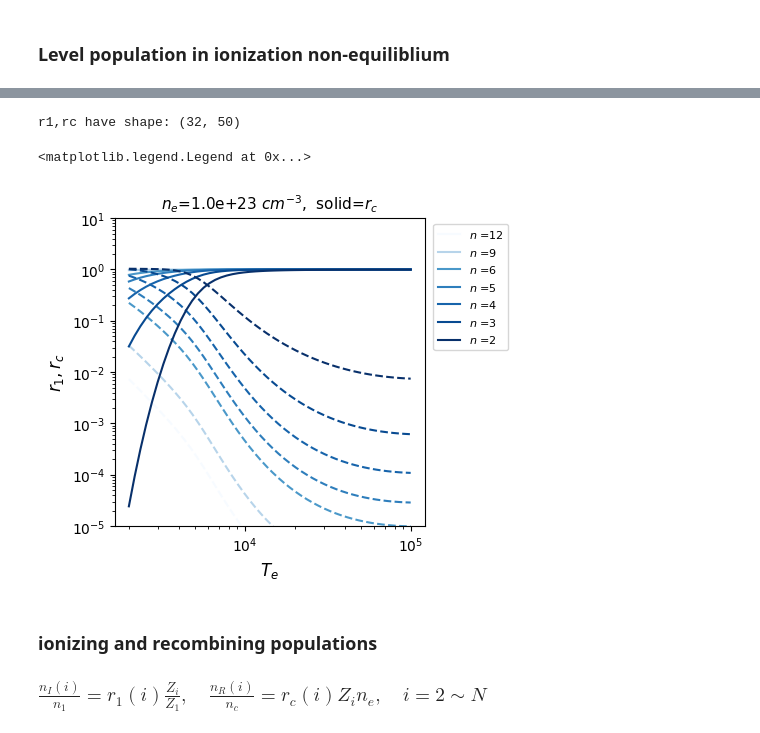
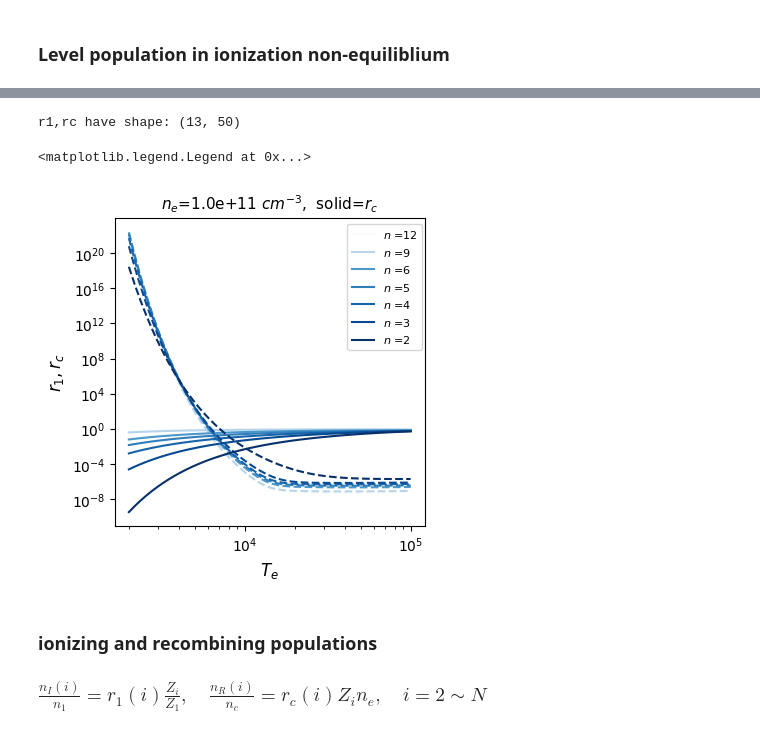
Before and after one commit to kouui/spectra-devcontainer, a Jupyter notebook: notebooks/StatisticalEquilibrium/H_spectra.ipynb, the cells around one changed output, grey strips where cells are left out. Cells and saved outputs as stored; diff of their text form; code cells hidden in the pictures.

```diff
--- a/notebooks/StatisticalEquilibrium/H_spectra.ipynb
+++ b/notebooks/StatisticalEquilibrium/H_spectra.ipynb
@@ -46,7 +47,7 @@ import os
 #conf_path = os.path.join( CFG._ROOT_DIR, "data/conf/H_theory.conf" )  ; H_nam ='H'
 #conf_path = os.path.join( CFG._ROOT_DIR, "data/conf/H34a.conf" )  ; H_nam ='H'
 #atom, wMesh, path_dict = Atom.init_Atom_(conf_path , is_hydrogen=True)
-atom, wMesh = Atom.init_theoretical_hydrogen_atom_(nLevel=15)
+atom, wMesh, path_dict = Atom.init_theoretical_hydrogen_atom_(nLevel=15)
                                                 # nLevel # of bound-levels + 1 (continuum)
 
 #help_(atom)
@@ -786,7 +775,7 @@ import matplotlib.ticker as ticker
 Te = 10000
 Jfactor = 0.   # intensity of solar radiation
 Nes = [1E8, 1E9, 1E10, 1E11, 1E12, 1E13]
-perg = 1   # display population per statistical weight if perg=1, otherwise display population itself
+perg = 0   # display population per statistical weight if perg=1, otherwise display population itself
 
 Nes.reverse()
 n_lev = np.size(atom.Level)-1
@@ -801,14 +790,14 @@ if perg == 1:
 else:
     g = np.ones(n_lev+1)
     stitle = "level population;  "
-    ylabel = "$n_n/n_H$"
+    ylabel = "$n_n/n_H/g_n$"
 
 n1 = 1.E10  ; n_proton = 1.E0  # cm-3,  ionizing plasma
 ax = axs[0]
 for Ne in Nes:
-    slab = Atmosphere.Atmosphere0D(Nh=Nh, Ne=Ne, Te=Te, Vd=Vd, Vt=Vt, use_Tr=False)     # slab
-    SE, Rate = calc_NIE(atom, slab, wMesh, ssp, n1, n_proton)
-    ax.plot(n[1:-1],SE.n_SE[1:-1]/g[1:-1],'-o', label=r"$n_e$ ="+f"{Ne:3.1e}")#, color=colors[j])
+    slab = Atmosphere.Atmosphere0D(Nh=0, Ne=Ne, Te=Te, Vd=Vd, Vt=Vt, use_Tr=False)     # slab
+    SI1, Rate = calc_NIE(atom, slab, wMesh, ssp, n1, n_proton)
+    ax.plot(n[1:-1],SI1.n_SE[1:-1]/g[1:-1],'-o', label=r"$n_e$ ="+f"{Ne:3.1e}")#, color=colors[j])
 
 xticks = [2,3,4,5,6,7,10,15,20]
 ax.set_xscale("log")
@@ -825,9 +814,9 @@ ax.set_title(title,fontsize=11)
 n1 = 0.E0  ; n_proton = 1.E10  # cm-3,  recombining plasma
 ax = axs[1]
 for Ne in Nes:
-    slab = Atmosphere.Atmosphere0D(Nh=Nh, Ne=Ne, Te=Te, Vd=Vd, Vt=Vt, use_Tr=False)     # slab
-    SE, Rate = calc_NIE(atom, slab, wMesh, ssp, n1, n_proton)
-    ax.plot(n[1:-1],SE.n_SE[1:-1]/g[1:-1],'-o', label=r"$n_e$ ="+f"{Ne:3.1e}")#, color=colors[j])
+    slab = Atmosphere.Atmosphere0D(Nh=0, Ne=Ne, Te=Te, Vd=Vd, Vt=Vt, use_Tr=False)     # slab
+    SR1, Rate = calc_NIE(atom, slab, wMesh, ssp, n1, n_proton)
+    ax.plot(n[1:-1],SR1.n_SE[1:-1]/g[1:-1],'-o', label=r"$n_e$ ="+f"{Ne:3.1e}")#, color=colors[j])
 
 xticks = [2,3,4,5,6,7,10,15,20]
 ax.set_xscale("log")
@@ -842,7 +831,7 @@ ax.set_title(title,fontsize=11)
 
 ax.legend(bbox_to_anchor=(1.01,0.5),fontsize=9,ncol=1)
 
-stitle = stitle + r"$\overline{J}_\odot$="+f"{Jfactor:1.0f}, $T_e$=" +f"{Te:5.0f}K"
+stitle = stitle + r"$\overline{J}_\odot$="+f"{Jfactor:3.1f}, $T_e$=" +f"{Te:5.0f}K"
 plt.suptitle(stitle, fontsize=13, y=1.02)
 
 plt.show()
@@ -911,8 +903,8 @@ def BoltSahaZ(Te,n):
 
 #--------------------------------------------------------
 
-Jfactor = 0.   # intensity of solar radiation
-Ne = 1E23 # <== very high density!
+Jfactor = 0.5   # intensity of solar radiation
+Ne = 1E11 # <== very high density!
 nTe = 50
 Tes = np.logspace(3.3, 5, nTe)
 n_lev = np.size(atom.Level)-1
@@ -928,7 +920,7 @@ for j in range(0,nTe):
     Te = Tes[j]
     Zs = BoltSahaZ(Te,ns)
     UI = LTELib.Ufunc_('H_I',Te)
-    slab = Atmosphere.Atmosphere0D(Nh=Nh, Ne=Ne, Te=Te, Vd=Vd, Vt=Vt, use_Tr=False)     # slab
+    slab = Atmosphere.Atmosphere0D(Nh=0, Ne=Ne, Te=Te, Vd=Vd, Vt=Vt, use_Tr=False)     # slab
     SE, Rate = SELib.cal_SE_with_Ne_Te_(atom, slab, wMesh, ssp, None, rate_only=True)  #  level populations etc.
     Rmat = Rate.Rmat
     Cmat = Rate.Cmat
@@ -943,36 +935,36 @@ for j in range(0,nTe):
     bc = -Pmat[1:-1,-1]
     vc = np.linalg.solve(A, bc) ## solve Ax=b, for levels n=2,3,...,N
     rc[:,j] = vc/Ne/Zs
 
 fig, ax = plt.subplots(1,1, figsize=(4,4), dpi=100)
 
 cmap = plt.get_cmap('Blues')
 nn = [0,1,2,3,4,7,10]#,14,18]
 #nn = [0,1,2,3]
 nn.reverse()
 #for i in range(0,n_lev-1):
 for i in nn:
     ind = (np.max(nn)-i)/np.max(nn)
     ax.plot(Tes,rc[i,:],label=r"$n$ ="+f"{ns[i]:1d}",color=cmap(ind))
     ax.plot(Tes,r1[i,:],'--',color=cmap(ind))
 
 ax.set_xscale("log")
 ax.set_yscale("log")
-ax.set_ylim([1e-5,10])
+#ax.set_ylim([1e-5,10])
 ax.set_xlabel('$T_e$', fontsize=12)
 ax.set_ylabel('$r_1, r_c$', fontsize=12)
 
 title = r"$n_e$="+f"{Ne:3.1e}"+r" $cm^{-3}$"+ ",  solid=$r_c$"
 ax.set_title(title,fontsize=11)
 
 ax.legend(bbox_to_anchor=(1.01,1.),fontsize=8,ncol=1)
 
 # np.set_printoptions(precision=2, suppress=False)
 # Pmat
 # %% [output]
-r1,rc have shape: (32, 50)
+r1,rc have shape: (13, 50)
 <matplotlib.legend.Legend at 0x...>
-[figure, old version]
+[figure, new version]
 # %% [markdown]
 ### ionizing and recombining populations
 ### $ \frac{n_I(i)}{n_1} = 𝑟_1(i) \frac{Z_i}{Z_1}, \quad  \frac{n_R(i)}{n_c} = 𝑟_c(i)Z_i n_e, \quad i=2\sim N $
```
Also changed, not shown: parts of 20 cells of this notebook.
